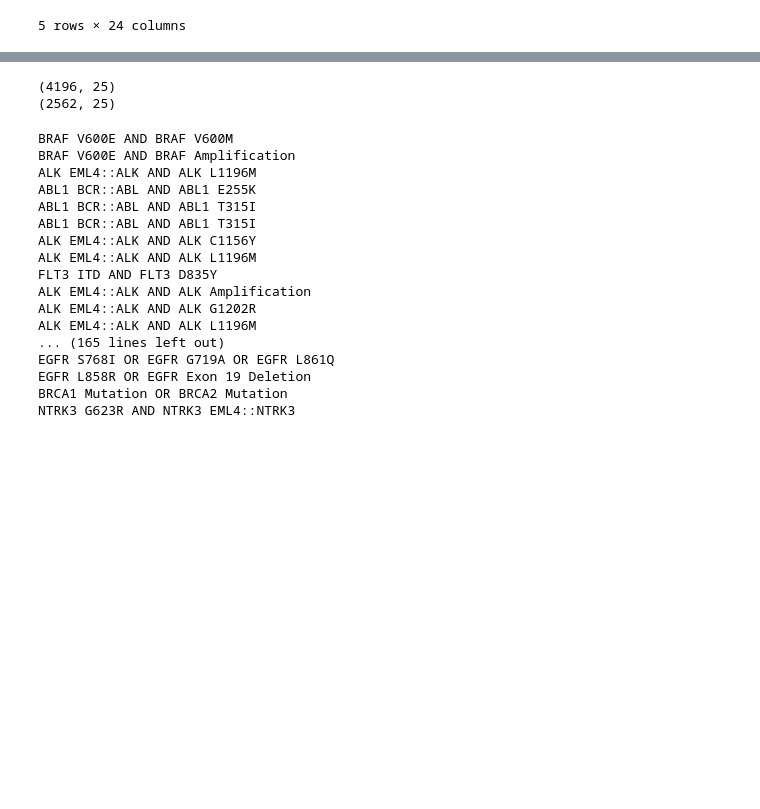
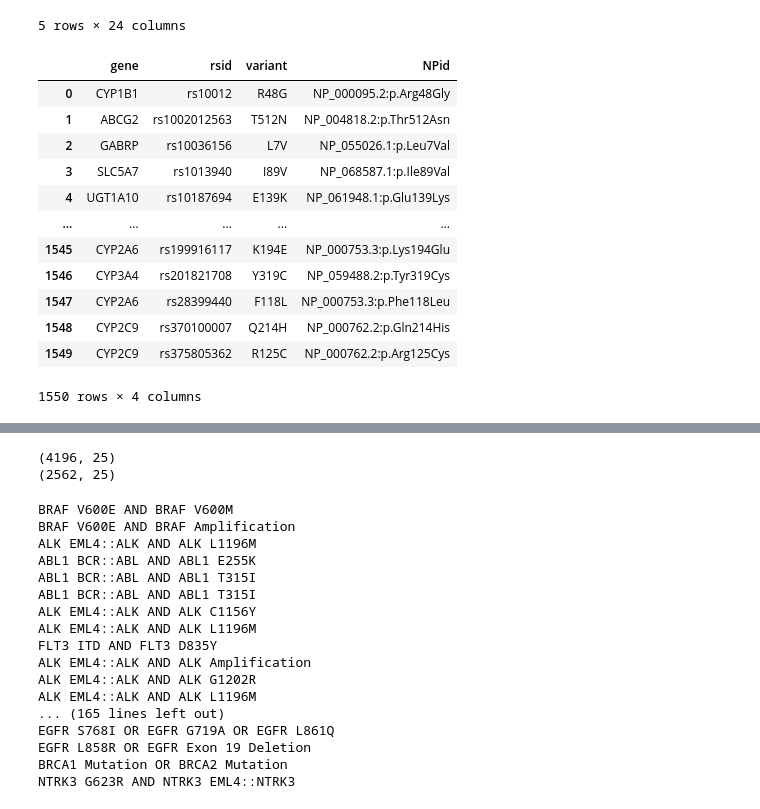
Before and after one commit to queen0401/MDSDR, a Jupyter notebook: preprocess.ipynb, the cells around one changed output, grey strips where cells are left out. Cells and saved outputs as stored; diff of their text form; code cells hidden in the pictures; blank space fills up the shorter version.

```diff
--- a/preprocess.ipynb
+++ b/preprocess.ipynb
@@ -29,3 +30,53 @@ chemicals_df.head()
 | 3 | PA166178620 | 10-formyltetrahydrofolate | NaN | NaN | NaN | Biological Intermediate | PubChem Compound:10 | ... |
 | 4 | PA166131395 | 10-hydroxy r-warfarin | NaN | NaN | NaN | Metabolite | HMDB:HMDB13884 | ... |
 5 rows × 24 columns
+# %%
+variant_df = pd.read_csv('rawData/PharmGKB/variants/variants.tsv', sep='\t')
+columns = ['Variant Name', 'Gene Symbols', 'Synonyms']
+variant_df = pd.DataFrame(data=variant_df, columns=columns)
+variant_df = variant_df.dropna(subset=['Gene Symbols'])
+variant_df = variant_df[variant_df['Synonyms'].str.contains('NP')].reset_index(drop=True)
+
+protein_dict = {
+    'Gly':'G', 'Ala':'A', 'Val':'V', 'Leu':'L', 'Ile':'I',
+    'Pro':'P', 'Phe':'F', 'Tyr':'Y', 'Trp':'W', 'Ser':'S',
+    'Thr':'T', 'Cys':'C', 'Met':'M', 'Asn':'N', 'Gln':'Q',
+    'Asp':'D', 'Glu':'E', 'Lys':'K', 'Arg':'R', 'His':'H'
+}
+
+# split NPnumber
+variant_table = pd.DataFrame(columns=['gene', 'rsid', 'variant', 'NPid'])
+for i in range(variant_df.shape[0]): #
+    gene = variant_df['Gene Symbols'][i].split(',')[0]
+    rsid = variant_df['Variant Name'][i]
+    synonyms = variant_df['Synonyms'][i]
+    # split and filtering
+    syn_list = synonyms.split(',')
+    np_list = [n for n in syn_list if 'NP' in n]
+    missense_list = [n for n in np_list if '=' not in n]
+    #print(missense_list)
+    try: # for = in NPid: not missense
+        NPid = missense_list[0].strip()
+    except IndexError:
+        continue
+    string = NPid.split('p.')[-1]
+    try:
+        variant = protein_dict[string[0:3]] + string[3:-3] + protein_dict[string[-3:]]
+    except KeyError:
+        continue
+    variant_table = variant_table.append([{'gene':gene, 'rsid':rsid, 'variant':variant, 'NPid':NPid}], ignore_index=True)
+variant_table
+# %% [output]
+|  | gene | rsid | variant | NPid |
+| 0 | CYP1B1 | rs10012 | R48G | NP_000095.2:p.Arg48Gly |
+| 1 | ABCG2 | rs1002012563 | T512N | NP_004818.2:p.Thr512Asn |
+| 2 | GABRP | rs10036156 | L7V | NP_055026.1:p.Leu7Val |
+| 3 | SLC5A7 | rs1013940 | I89V | NP_068587.1:p.Ile89Val |
+| 4 | UGT1A10 | rs10187694 | E139K | NP_061948.1:p.Glu139Lys |
+| ... | ... | ... | ... | ... |
+| 1545 | CYP2A6 | rs199916117 | K194E | NP_000753.3:p.Lys194Glu |
+| 1546 | CYP3A4 | rs201821708 | Y319C | NP_059488.2:p.Tyr319Cys |
+| 1547 | CYP2A6 | rs28399440 | F118L | NP_000753.3:p.Phe118Leu |
+| 1548 | CYP2C9 | rs370100007 | Q214H | NP_000762.2:p.Gln214His |
+| 1549 | CYP2C9 | rs375805362 | R125C | NP_000762.2:p.Arg125Cys |
+1550 rows × 4 columns
```
Also changed, not shown: parts of 17 cells of this notebook, 9 other files.
